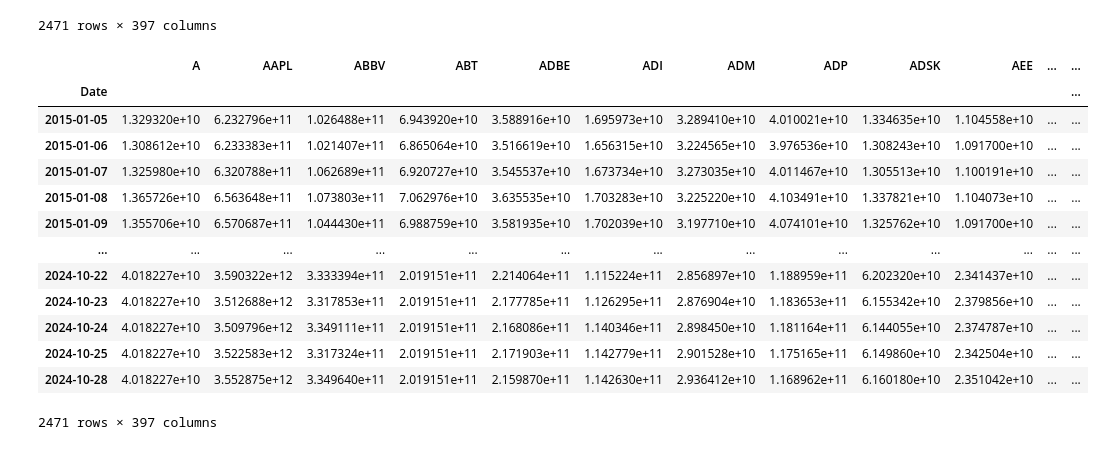
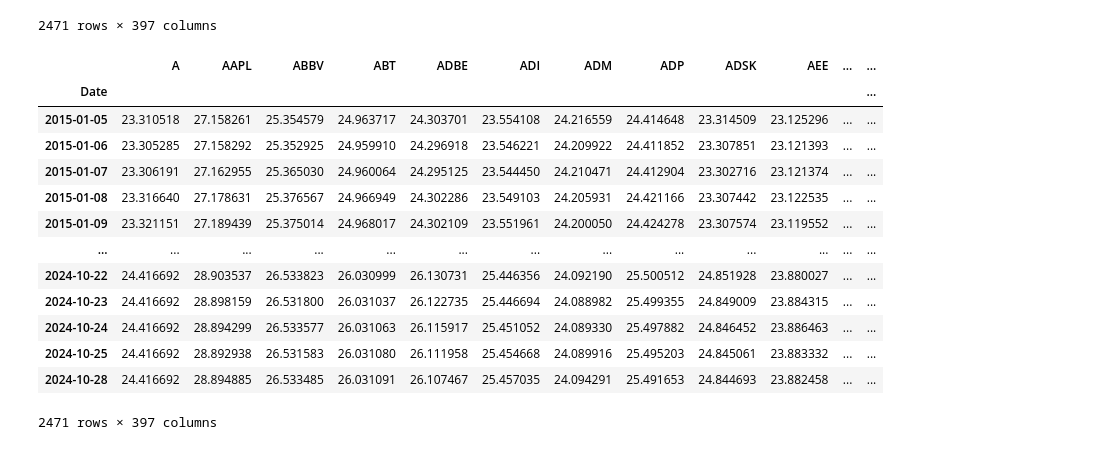
Before and after one commit to dan-the-quant/DTQ-Portfolio_Management_Course, a Jupyter notebook: Module 6 - Fama and French/Module6.1.ipynb, the cells around one changed output. Cells and saved outputs as stored; diff of their text form; code cells hidden in the pictures.

```diff
--- a/Module 6 - Fama and French/Module6.1.ipynb
+++ b/Module 6 - Fama and French/Module6.1.ipynb
@@ -122,16 +122,18 @@ for file in os.listdir(folder_path):
         df = df.set_index("Date")
         df.index = pd.to_datetime(df.index)
 
-        df = df[['Adjusted_close', 'Market_cap_calculado']]
+        df = df[['Adjusted_close', 'Market_cap_calculado', 'Price_to_Book']]
 
         df = df.rename(columns={
             'Adjusted_close':'adj_close',
             'Market_cap_calculado':'market_cap',
+            'Price_to_Book':'price_to_book',
         })
 
         # Fill nans
         df['adj_close'] = df['adj_close'].interpolate(method='linear')
         df['market_cap'] = df['market_cap'].interpolate(method='linear')
+        df['price_to_book'] = df['price_to_book'].interpolate(method='linear')
 
         df = df.loc['2015-01-01':]
 
@@ -203,32 +205,36 @@ returns_df
 # %%
 # Create a whole new dataframe that contains all the stocks betas
 
 mktcap_series = []
 
 for stock, df in dataframes.items():
     series = df['market_cap'].rename(stock)
     series = series.iloc[1:]
     mktcap_series.append(series)
 
 # Concat
 mktcap_df = pd.concat(mktcap_series, axis=1)
 mktcap_df = mktcap_df.apply(lambda x: x.fillna(x.mean()), axis=0)
 
+# Drop nans
 mktcap_df.dropna(inplace = True)
 
+# Apply Logs and EMA (maybe)
+mktcap_df = np.log(mktcap_df)
+mktcap_df = mktcap_df.ewm(span=5, adjust = False).mean()
 mktcap_df
 # %% [output]
 |  | A | AAPL | ABBV | ABT | ADBE | ADI | ADM | ADP | ADSK | AEE | ... | ... |
 | Date |  |  |  |  |  |  |  |  |  |  |  | ... |
-| 2015-01-05 | 1.329320e+10 | 6.232796e+11 | 1.026488e+11 | 6.943920e+10 | 3.588916e+10 | 1.695973e+10 | 3.289410e+10 | 4.010021e+10 | 1.334635e+10 | 1.104558e+10 | ... | ... |
-| 2015-01-06 | 1.308612e+10 | 6.233383e+11 | 1.021407e+11 | 6.865064e+10 | 3.516619e+10 | 1.656315e+10 | 3.224565e+10 | 3.976536e+10 | 1.308243e+10 | 1.091700e+10 | ... | ... |
-| 2015-01-07 | 1.325980e+10 | 6.320788e+11 | 1.062689e+11 | 6.920727e+10 | 3.545537e+10 | 1.673734e+10 | 3.273035e+10 | 4.011467e+10 | 1.305513e+10 | 1.100191e+10 | ... | ... |
-| 2015-01-08 | 1.365726e+10 | 6.563648e+11 | 1.073803e+11 | 7.062976e+10 | 3.635535e+10 | 1.703283e+10 | 3.225220e+10 | 4.103491e+10 | 1.337821e+10 | 1.104073e+10 | ... | ... |
-| 2015-01-09 | 1.355706e+10 | 6.570687e+11 | 1.044430e+11 | 6.988759e+10 | 3.581935e+10 | 1.702039e+10 | 3.197710e+10 | 4.074101e+10 | 1.325762e+10 | 1.091700e+10 | ... | ... |
+| 2015-01-05 | 23.310518 | 27.158261 | 25.354579 | 24.963717 | 24.303701 | 23.554108 | 24.216559 | 24.414648 | 23.314509 | 23.125296 | ... | ... |
+| 2015-01-06 | 23.305285 | 27.158292 | 25.352925 | 24.959910 | 24.296918 | 23.546221 | 24.209922 | 24.411852 | 23.307851 | 23.121393 | ... | ... |
+| 2015-01-07 | 23.306191 | 27.162955 | 25.365030 | 24.960064 | 24.295125 | 23.544450 | 24.210471 | 24.412904 | 23.302716 | 23.121374 | ... | ... |
+| 2015-01-08 | 23.316640 | 27.178631 | 25.376567 | 24.966949 | 24.302286 | 23.549103 | 24.205931 | 24.421166 | 23.307442 | 23.122535 | ... | ... |
+| 2015-01-09 | 23.321151 | 27.189439 | 25.375014 | 24.968017 | 24.302109 | 23.551961 | 24.200050 | 24.424278 | 23.307574 | 23.119552 | ... | ... |
 | ... | ... | ... | ... | ... | ... | ... | ... | ... | ... | ... | ... | ... |
-| 2024-10-22 | 4.018227e+10 | 3.590322e+12 | 3.333394e+11 | 2.019151e+11 | 2.214064e+11 | 1.115224e+11 | 2.856897e+10 | 1.188959e+11 | 6.202320e+10 | 2.341437e+10 | ... | ... |
-| 2024-10-23 | 4.018227e+10 | 3.512688e+12 | 3.317853e+11 | 2.019151e+11 | 2.177785e+11 | 1.126295e+11 | 2.876904e+10 | 1.183653e+11 | 6.155342e+10 | 2.379856e+10 | ... | ... |
-| 2024-10-24 | 4.018227e+10 | 3.509796e+12 | 3.349111e+11 | 2.019151e+11 | 2.168086e+11 | 1.140346e+11 | 2.898450e+10 | 1.181164e+11 | 6.144055e+10 | 2.374787e+10 | ... | ... |
-| 2024-10-25 | 4.018227e+10 | 3.522583e+12 | 3.317324e+11 | 2.019151e+11 | 2.171903e+11 | 1.142779e+11 | 2.901528e+10 | 1.175165e+11 | 6.149860e+10 | 2.342504e+10 | ... | ... |
-| 2024-10-28 | 4.018227e+10 | 3.552875e+12 | 3.349640e+11 | 2.019151e+11 | 2.159870e+11 | 1.142630e+11 | 2.936412e+10 | 1.168962e+11 | 6.160180e+10 | 2.351042e+10 | ... | ... |
+| 2024-10-22 | 24.416692 | 28.903537 | 26.533823 | 26.030999 | 26.130731 | 25.446356 | 24.092190 | 25.500512 | 24.851928 | 23.880027 | ... | ... |
+| 2024-10-23 | 24.416692 | 28.898159 | 26.531800 | 26.031037 | 26.122735 | 25.446694 | 24.088982 | 25.499355 | 24.849009 | 23.884315 | ... | ... |
+| 2024-10-24 | 24.416692 | 28.894299 | 26.533577 | 26.031063 | 26.115917 | 25.451052 | 24.089330 | 25.497882 | 24.846452 | 23.886463 | ... | ... |
+| 2024-10-25 | 24.416692 | 28.892938 | 26.531583 | 26.031080 | 26.111958 | 25.454668 | 24.089916 | 25.495203 | 24.845061 | 23.883332 | ... | ... |
+| 2024-10-28 | 24.416692 | 28.894885 | 26.533485 | 26.031091 | 26.107467 | 25.457035 | 24.094291 | 25.491653 | 24.844693 | 23.882458 | ... | ... |
 2471 rows × 397 columns
```
Also changed, not shown: parts of 47 cells of this notebook, 32 other files.
